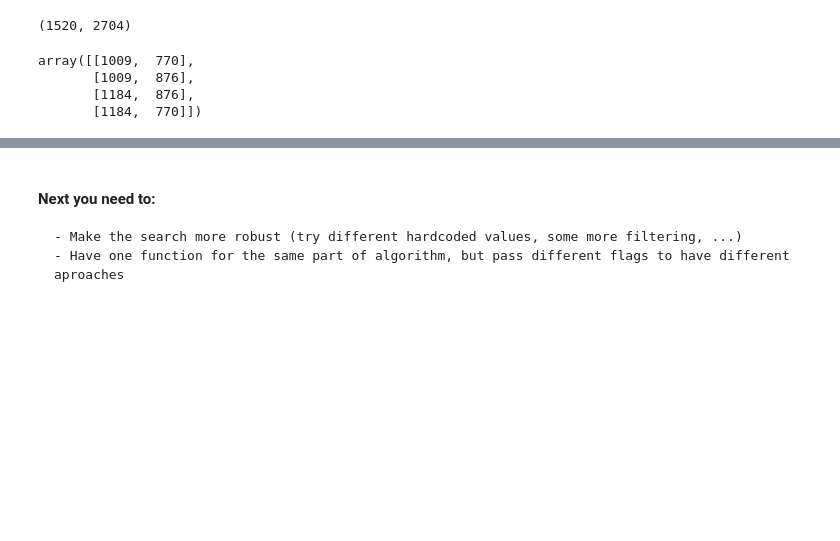
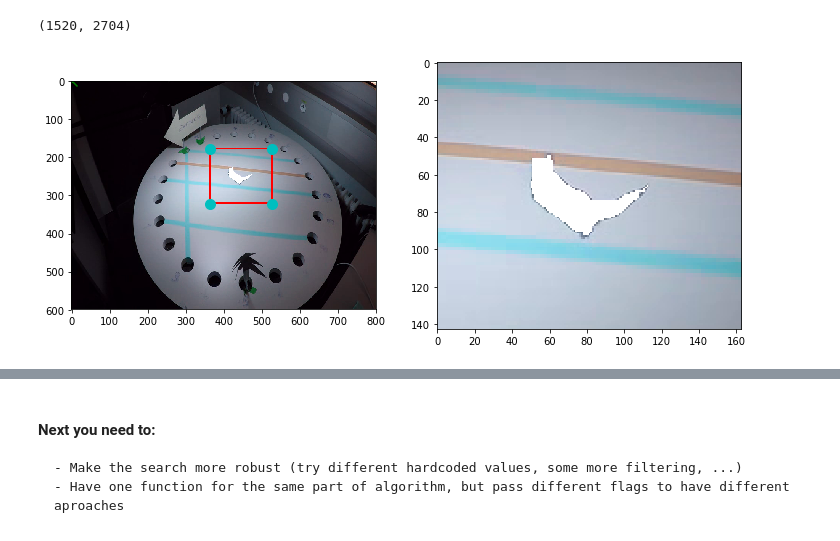
Before and after one commit to martinholub/motrack, a Jupyter notebook: motrack.ipynb, the cells around one changed output, grey strips where cells are left out. Saved outputs shown, nothing was run; the diff lists cells and outputs as text; code cells hidden in the pictures; blank space fills up the shorter version.

```diff
--- a/motrack.ipynb
+++ b/motrack.ipynb
@@ -162,7 +130,10 @@ pts = np.array([[1259,  520],
-# %%
-pts
-# %% [output]
-array([[1009,  770],
-       [1009,  876],
-       [1184,  876],
-       [1184,  770]])
+# %%
+args = np.load("SO3049_1.avi.npz")
+frame = args["arr_0"]
+bbox = tuple(args["arr_1"])
+
+params = dict(  kSize_gauss = p.kSize_gauss, sigmaX = p.sigmaX,
+                kSize_canny = p.kSize_canny, padding = p.padding)
+roi, bbox_new = motrack.update_bbox_location(frame, bbox, **params)
+# %% [output]
+[figure, added]
```
Also changed, not shown: parts of 9 cells of this notebook, 6 other files.
